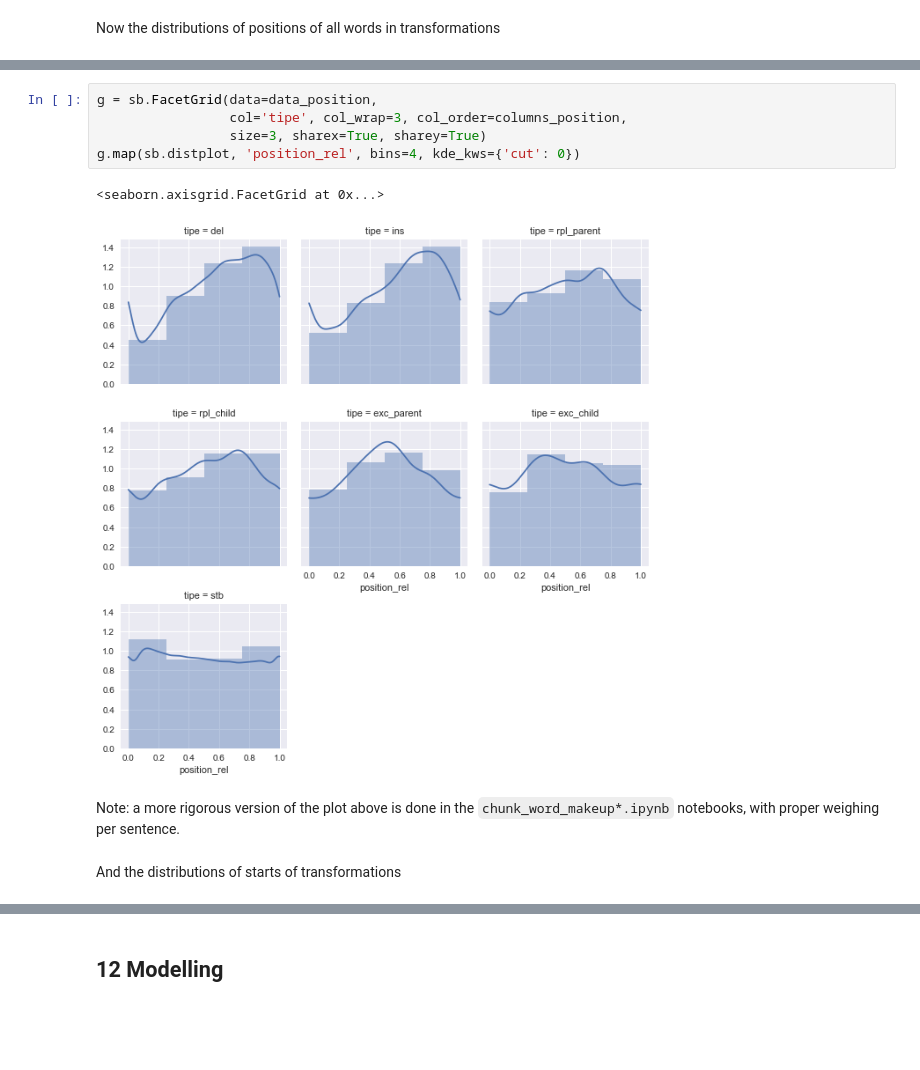
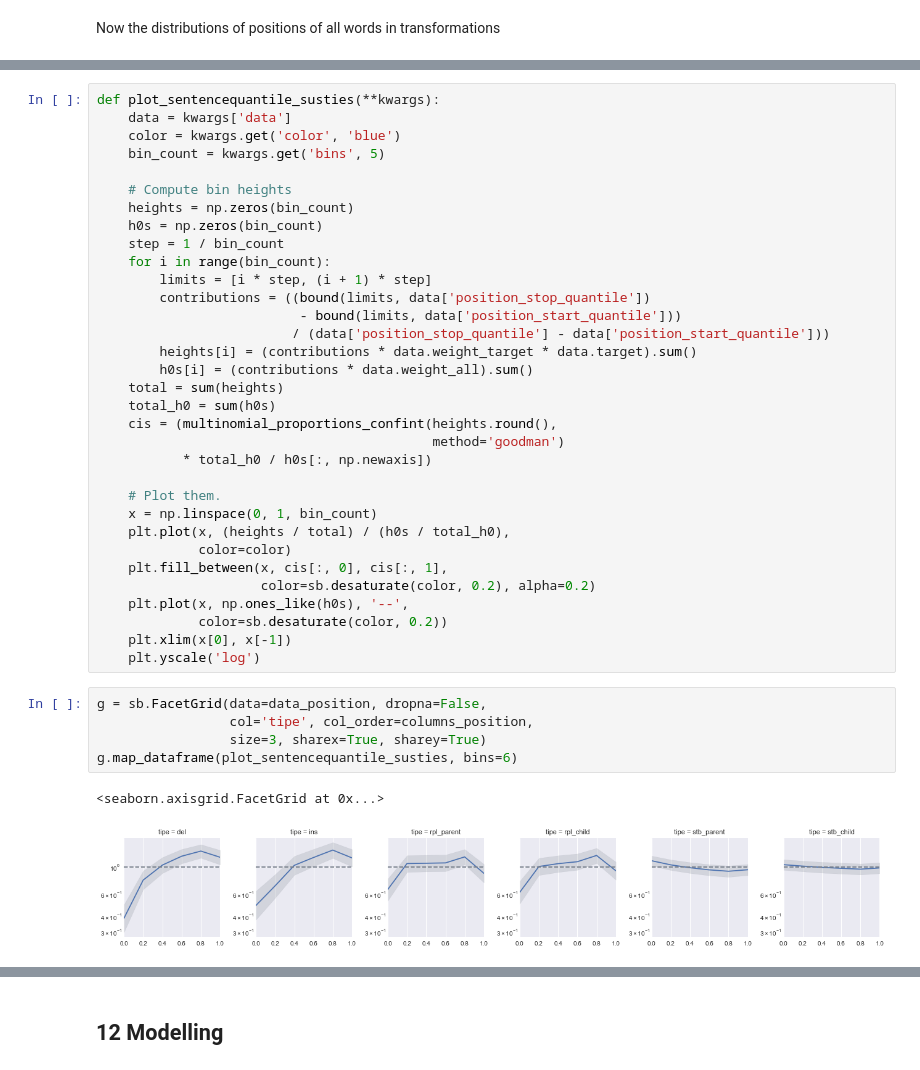
Before and after one commit to interpretation-experiment/analysis, a Jupyter notebook: notebooks/exp_3/model_exploration.ipynb, the cells around one changed output, grey strips where cells are left out. Drawn from its saved outputs; the diff is of its cells as text; blank space fills up the shorter version.

Commit message:
feat/exp-3: rationalise chunk size plots

```diff
--- a/notebooks/exp_3/model_exploration.ipynb
+++ b/notebooks/exp_3/model_exploration.ipynb
@@ -1008,12 +1084,41 @@ Now the distributions of positions of all words in transformations
+# %%
+def plot_sentencequantile_susties(**kwargs):
+    data = kwargs['data']
+    color = kwargs.get('color', 'blue')
+    bin_count = kwargs.get('bins', 5)
+
+    # Compute bin heights
+    heights = np.zeros(bin_count)
+    h0s = np.zeros(bin_count)
+    step = 1 / bin_count
+    for i in range(bin_count):
+        limits = [i * step, (i + 1) * step]
+        contributions = ((bound(limits, data['position_stop_quantile'])
+                          - bound(limits, data['position_start_quantile']))
+                         / (data['position_stop_quantile'] - data['position_start_quantile']))
+        heights[i] = (contributions * data.weight_target * data.target).sum()
+        h0s[i] = (contributions * data.weight_all).sum()
+    total = sum(heights)
+    total_h0 = sum(h0s)
+    cis = (multinomial_proportions_confint(heights.round(),
+                                           method='goodman')
+           * total_h0 / h0s[:, np.newaxis])
+
+    # Plot them.
+    x = np.linspace(0, 1, bin_count)
+    plt.plot(x, (heights / total) / (h0s / total_h0),
+             color=color)
+    plt.fill_between(x, cis[:, 0], cis[:, 1],
+                     color=sb.desaturate(color, 0.2), alpha=0.2)
+    plt.plot(x, np.ones_like(h0s), '--',
+             color=sb.desaturate(color, 0.2))
+    plt.xlim(x[0], x[-1])
+    plt.yscale('log')
 # %%
-g = sb.FacetGrid(data=data_position,
-                 col='tipe', col_wrap=3, col_order=columns_position,
+g = sb.FacetGrid(data=data_position, dropna=False,
+                 col='tipe', col_order=columns_position,
                  size=3, sharex=True, sharey=True)
-g.map(sb.distplot, 'position_rel', bins=4, kde_kws={'cut': 0})
+g.map_dataframe(plot_sentencequantile_susties, bins=6)
 # %% [output]
 <seaborn.axisgrid.FacetGrid at 0x...>
-[figure, old version]
+[figure, new version]
-# %% [markdown]
-Note: a more rigorous version of the plot above is done in the `chunk_word_makeup*.ipynb` notebooks, with proper weighing per sentence.
-# %% [markdown]
-And the distributions of starts of transformations
```
Also changed, not shown: parts of 77 cells of this notebook.
